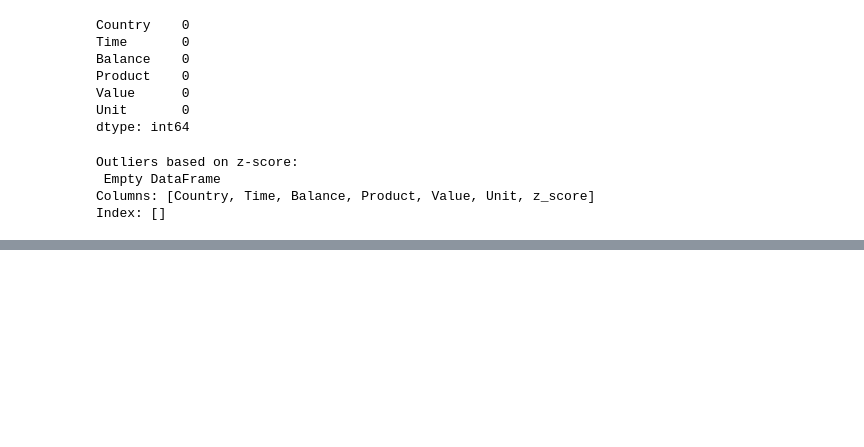
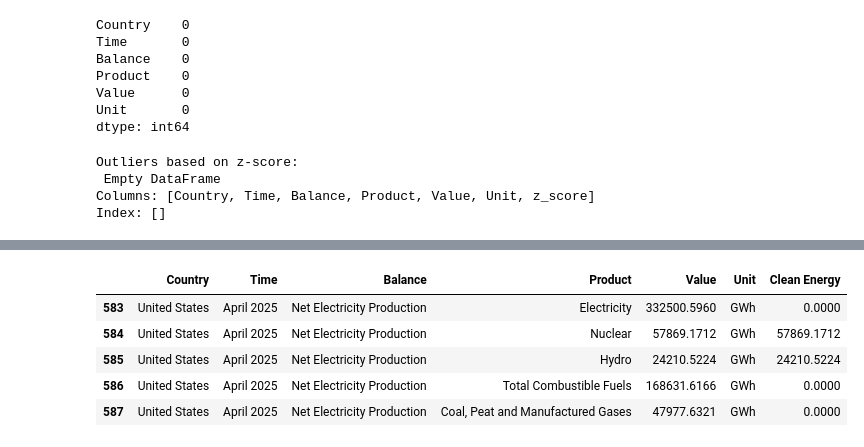
Before and after one commit to oliviajakli/Medium, a Jupyter notebook: MES.ipynb, the cells around one changed output, grey strips where cells are left out. Cells and saved outputs as stored; diff of their text form; code cells hidden in the pictures; blank space fills up the shorter version.

```diff
--- a/MES.ipynb
+++ b/MES.ipynb
@@ -106,2 +140,9 @@ Index: []
 # %%
-df_filtered_us = df_filtered[df_filtered['Country'] == 'United States']
+df_us = df_filtered[
+    (df_filtered['Country'] == 'United States') &
+    (df_filtered['Balance'] == 'Net Electricity Production') &
+    (df_filtered['Time'].str.contains('2020|2021|2022|2023|2024|2025')) &
+    (df_filtered['Product'] != 'Other Renewables')
+    ]
+
+df_us['Product'].unique()
@@ -112 +157,15 @@ df_filtered_balance = df_filtered_time[df_filtered_time['Balance'] == 'Net Elect
+# %%
+copied_df_us = df_us.copy(deep=True)
+# %%
+clean_energy = ["Nuclear", "Hydro", "Geothermal", "Solar", "Wind"]
+
+copied_df_us["Clean Energy"] = copied_df_us["Value"].where(copied_df_us["Product"].isin(clean_energy), 0)
+copied_df_us.head()
+# %% [output]
+|  | Country | Time | Balance | Product | Value | Unit | Clean Energy |
+| 583 | United States | April 2025 | Net Electricity Production | Electricity | 332500.5960 | GWh | 0.0000 |
+| 584 | United States | April 2025 | Net Electricity Production | Nuclear | 57869.1712 | GWh | 57869.1712 |
+| 585 | United States | April 2025 | Net Electricity Production | Hydro | 24210.5224 | GWh | 24210.5224 |
+| 586 | United States | April 2025 | Net Electricity Production | Total Combustible Fuels | 168631.6166 | GWh | 0.0000 |
+| 587 | United States | April 2025 | Net Electricity Production | Coal, Peat and Manufactured Gases | 47977.6321 | GWh | 0.0000 |
 # %%
```
Also changed, not shown: parts of 8 cells of this notebook.
